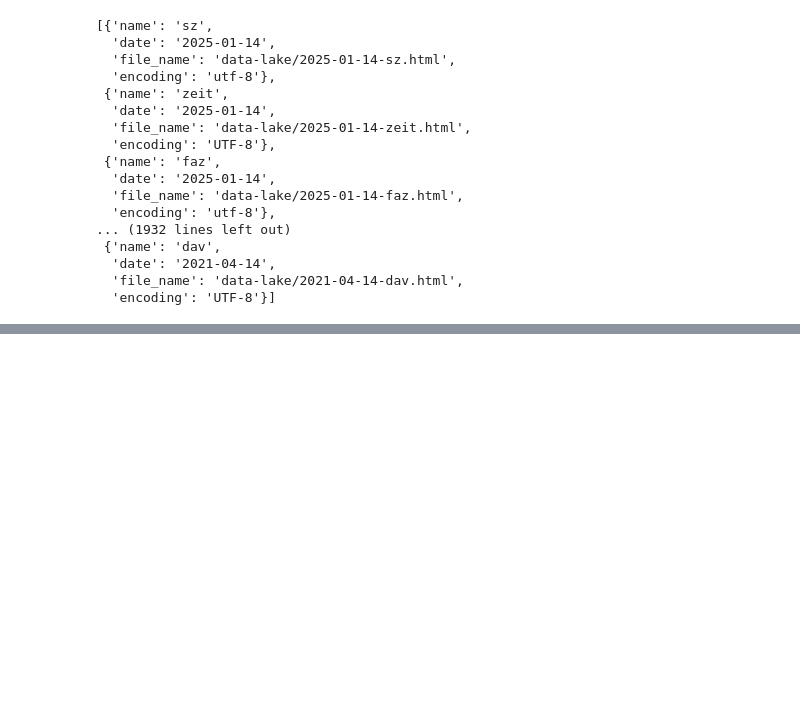
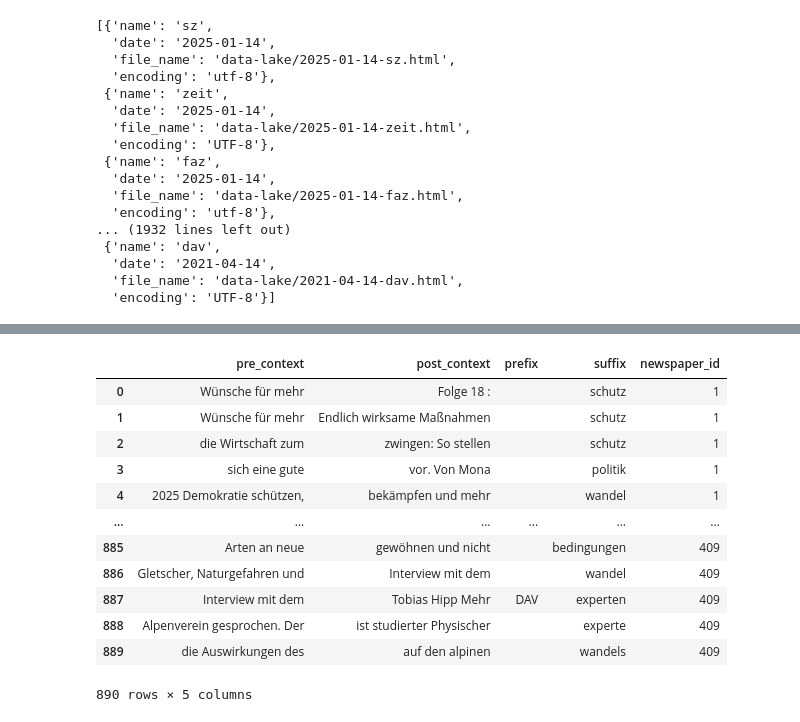
Before and after one commit to butburg/wortwandel, a Jupyter notebook: lake_to_dwh.ipynb, the cells around one changed output, grey strips where cells are left out. Cells and saved outputs as stored; diff of their text form; code cells hidden in the pictures; blank space fills up the shorter version.

```diff
--- a/lake_to_dwh.ipynb
+++ b/lake_to_dwh.ipynb
@@ -58,3 +58,7 @@ newspapers
   'date': '2021-04-14',
   'file_name': 'data-lake/2021-04-14-dav.html',
   'encoding': 'UTF-8'}]
+# %%
+for newspaper in newspapers:
+    print(newspaper)
+    break
@@ -64,7 +70,13 @@ context_collection = []
 
 for newspaper in newspapers:
     try:
-        metadata, context_data = process_newspaper_with_context(newspapers)
+        metadata, context_data = process_newspaper_with_context(
+            name = newspaper['name'],
+            date = newspaper['date'],
+            file_path = 'data_input/' + newspaper['file_name'],
+            encoding = newspaper['encoding'])
+
+        logging.info(f"Processing done for {newspaper['name']} ({newspaper['date']}).")
 
         # Add a unique ID for each newspaper in the metadata and add to context
         newspaper_id = len(metadata_collection) + 1  # This can be a simple counter for unique IDs (or use UUID)
@@ -107,3 +135,19 @@ final_context_df = pd.DataFrame(context_collection)
+# %%
+final_context_df
+# %% [output]
+|  | pre_context | post_context | prefix | suffix | newspaper_id |
+| 0 | Wünsche für mehr | Folge 18 : |  | schutz | 1 |
+| 1 | Wünsche für mehr | Endlich wirksame Maßnahmen |  | schutz | 1 |
+| 2 | die Wirtschaft zum | zwingen: So stellen |  | schutz | 1 |
+| 3 | sich eine gute | vor. Von Mona |  | politik | 1 |
+| 4 | 2025 Demokratie schützen, | bekämpfen und mehr |  | wandel | 1 |
+| ... | ... | ... | ... | ... | ... |
+| 885 | Arten an neue | gewöhnen und nicht |  | bedingungen | 409 |
+| 886 | Gletscher, Naturgefahren und | Interview mit dem |  | wandel | 409 |
+| 887 | Interview mit dem | Tobias Hipp Mehr | DAV | experten | 409 |
+| 888 | Alpenverein gesprochen. Der | ist studierter Physischer |  | experte | 409 |
+| 889 | die Auswirkungen des | auf den alpinen |  | wandels | 409 |
+890 rows × 5 columns
 # %%
 # Save the results to the database
 save_dataframe_to_db(final_metadata_df, "newspapers", db_path="data_output/dwh_data.db", if_exists="replace")
```
Also changed, not shown: parts of 6 cells of this notebook, 1 other file.
